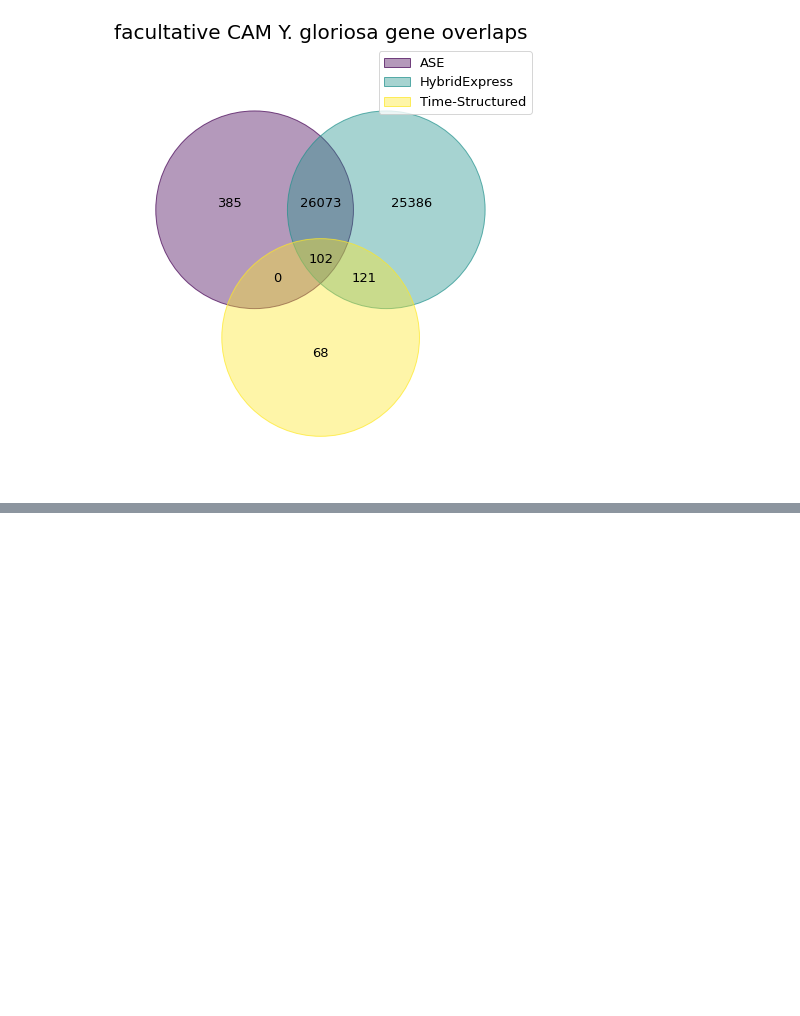
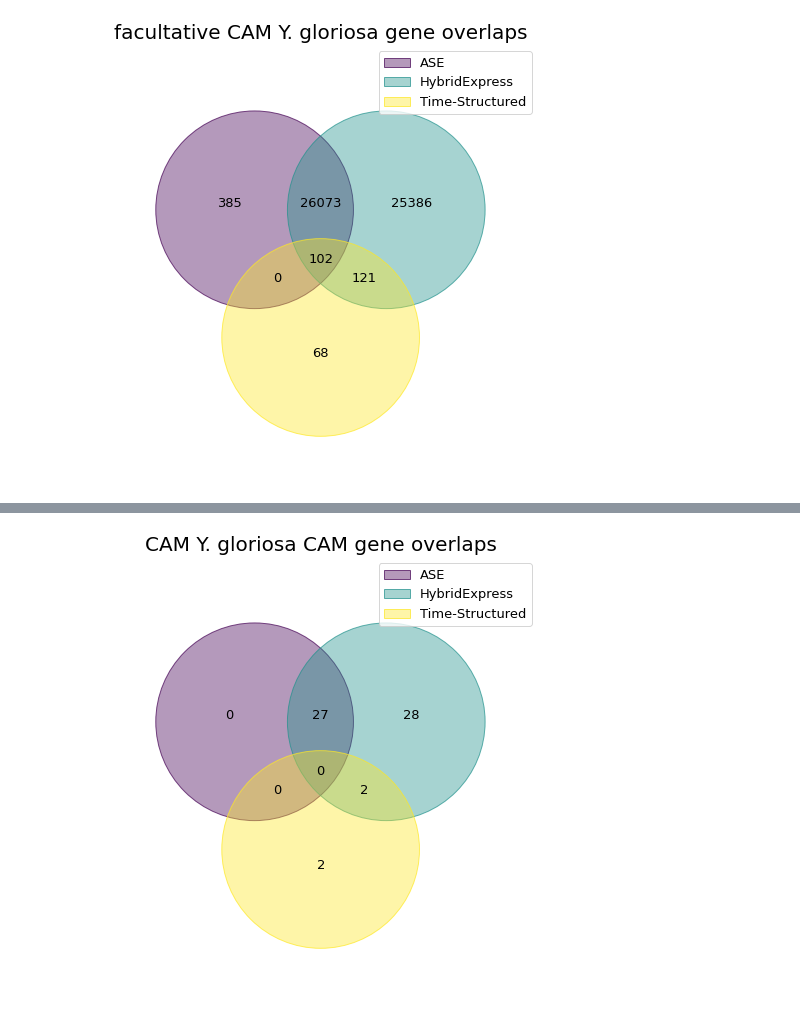
Before and after one commit to achpardo/yucca-genomics, a Jupyter notebook: findint_TS_ASE_HybExp.ipynb, the cells around one changed output, grey strips where cells are left out. Saved outputs shown, nothing was run; the diff lists cells and outputs as text; code cells hidden in the pictures; blank space fills up the shorter version.

```diff
--- a/findint_TS_ASE_HybExp.ipynb
+++ b/findint_TS_ASE_HybExp.ipynb
@@ -191,0 +227,3 @@ phys_plot_venn("facultative_CAM","./ASE_HE_maSigPro_venns")
+# %%
+# what CAM genes are present in each of these lists?
+camgenes = list(camannot["GeneID"].unique())
@@ -191,0 +255,40 @@ phys_plot_venn("facultative_CAM","./ASE_HE_maSigPro_venns")
+# %%
+# re-make venn diagrams for known CAM genes only
+def phys_cam_venn(p,d="./",de=False,camlist=camgenes):
+    if not os.path.exists(d):
+        os.makedirs(d)
+
+    asesub = ase[(ase["phys"]==p) & (ase["GeneID"].isin(camlist))]
+    hesub = he[he["phys"]==p]
+    if de==False:
+        tssub = allts[(allts["physiology"]==p) & (allts["GeneID"].isin(camlist))]
+        label = "Time-Structured"
+        fbase = p+"_vennCAMgenes_ASE_HE_TS"
+    else:
+        tssub = ygde[(ygde["phys"]==p) & (ygde["GeneID"].isin(camlist))]
+        label = "Differentially expressed"
+        fbase = p+"_vennCAMgenes_ASE_HE_DE"
+
+    # combine genes from both subgenomes for HybridExpress
+    all_he_genes = list(hesub["Ya_GeneID"])+list(hesub["Yf_GeneID"])
+    all_he_genes = [i for i in all_he_genes if i in camlist]
+
+    # assemble dictionary for Venn diagram construction
+    venndict = {
+        "ASE":set(list(asesub["GeneID"])),
+        "HybridExpress":set(all_he_genes),
+        label:set(list(tssub["GeneID"]))
+    }
+
+    venn(venndict)
+    if "_" in p:
+        p = p.split("_")[0]+" "+p.split("_")[1]
+    plt.title(p+" Y. gloriosa CAM gene overlaps",fontsize=20)
+
+    plt.savefig(os.path.join(d,fbase+".png"),dpi=300,bbox_inches="tight")
+    plt.savefig(os.path.join(d,fbase+".pdf"),dpi=300,bbox_inches="tight")
+    plt.savefig(os.path.join(d,fbase+".svg"),dpi=300,bbox_inches="tight")
+# %%
+phys_cam_venn("CAM")
+# %% [output]
+[figure, added]
```
Also changed, not shown: parts of 14 cells of this notebook.
